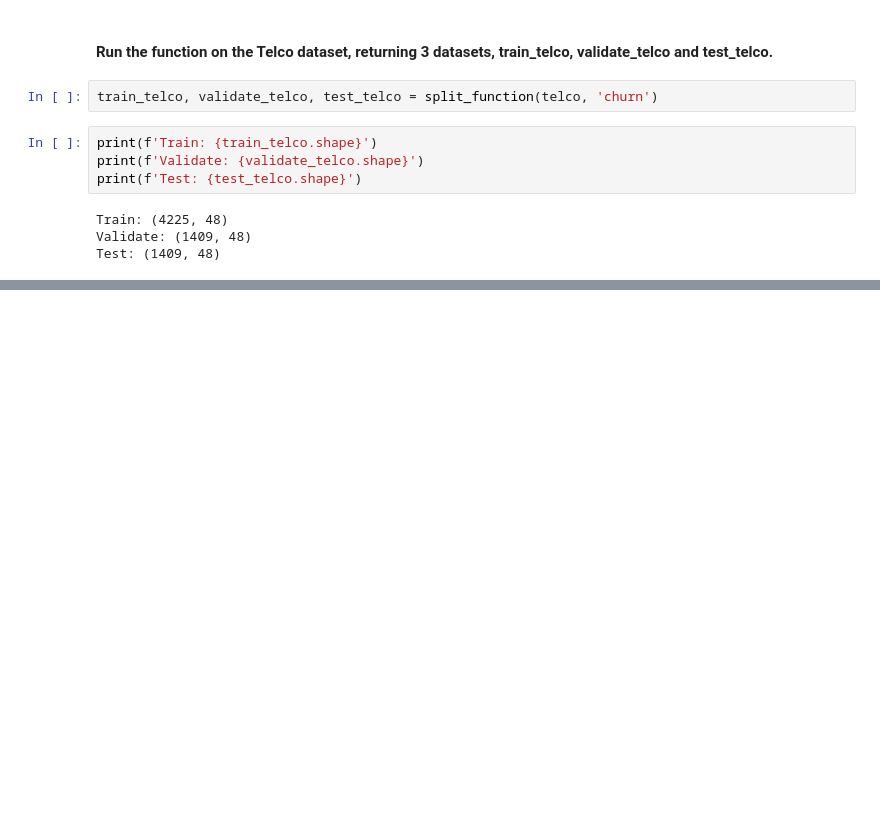
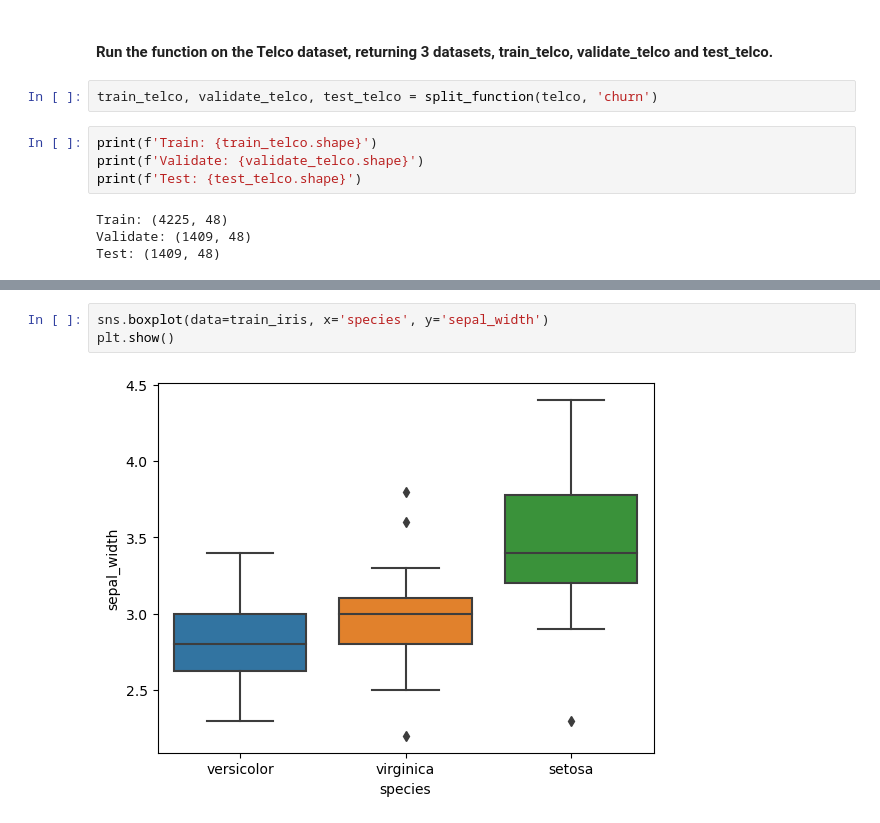
Before and after one commit to manuel-salazar1/classification-exercises, a Jupyter notebook: classification_exercises.ipynb, the cells around one changed output, grey strips where cells are left out. Cells and saved outputs as stored; diff of their text form; blank space fills up the shorter version.

```diff
--- a/classification_exercises.ipynb
+++ b/classification_exercises.ipynb
@@ -1091,0 +1282,5 @@ Test: (1409, 48)
+# %%
+sns.boxplot(data=train_iris, x='species', y='sepal_width')
+plt.show()
+# %% [output]
+[figure, added]
```
Also changed, not shown: parts of 100 cells of this notebook, 1 other file.
